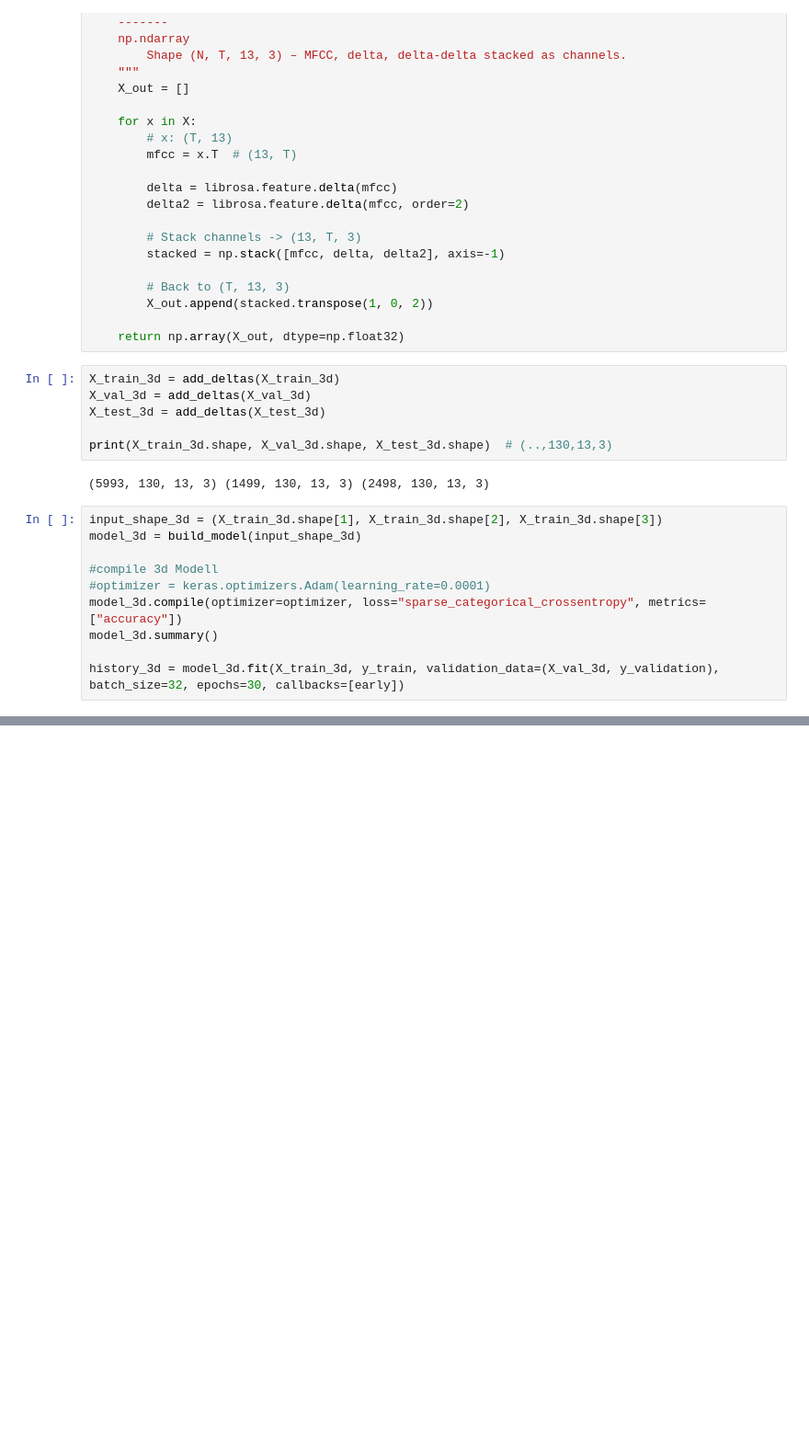
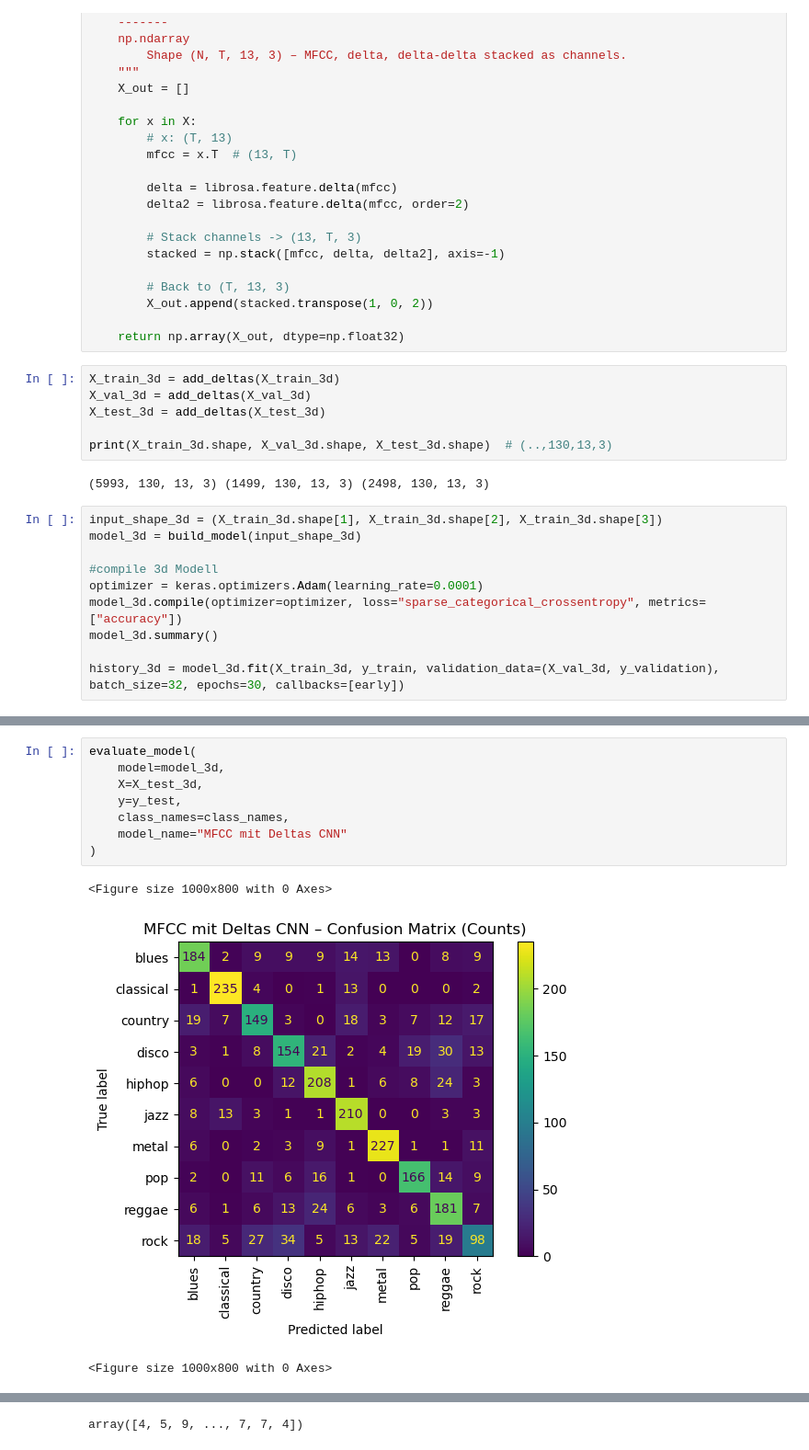
Before and after one commit to Joelito27/EDS_AI_JJ, a Jupyter notebook: Genre_Classification.ipynb, the cells around one changed output, grey strips where cells are left out. Shown at 92% size. Saved outputs shown, nothing was run; the diff lists cells and outputs as text; blank space fills up the shorter version.

```diff
--- a/Genre_Classification.ipynb
+++ b/Genre_Classification.ipynb
@@ -362,7 +370,7 @@ input_shape_3d = (X_train_3d.shape[1], X_train_3d.shape[2], X_train_3d.shape[3])
 model_3d = build_model(input_shape_3d)
 
 #compile 3d Modell
-#optimizer = keras.optimizers.Adam(learning_rate=0.0001)
+optimizer = keras.optimizers.Adam(learning_rate=0.0001)
 model_3d.compile(optimizer=optimizer, loss="sparse_categorical_crossentropy", metrics=["accuracy"])
 model_3d.summary()
 
@@ -445,0 +501,12 @@ Eager: True
+# %%
+evaluate_model(
+    model=model_3d,
+    X=X_test_3d,
+    y=y_test,
+    class_names=class_names,
+    model_name="MFCC mit Deltas CNN"
+)
+# %% [output]
+<Figure size 1000x800 with 0 Axes>
+[figure, added]
+<Figure size 1000x800 with 0 Axes>
@@ -445,0 +531 @@ Eager: True
+array([4, 5, 9, ..., 7, 7, 4])
```
Also changed, not shown: parts of 21 cells of this notebook.
